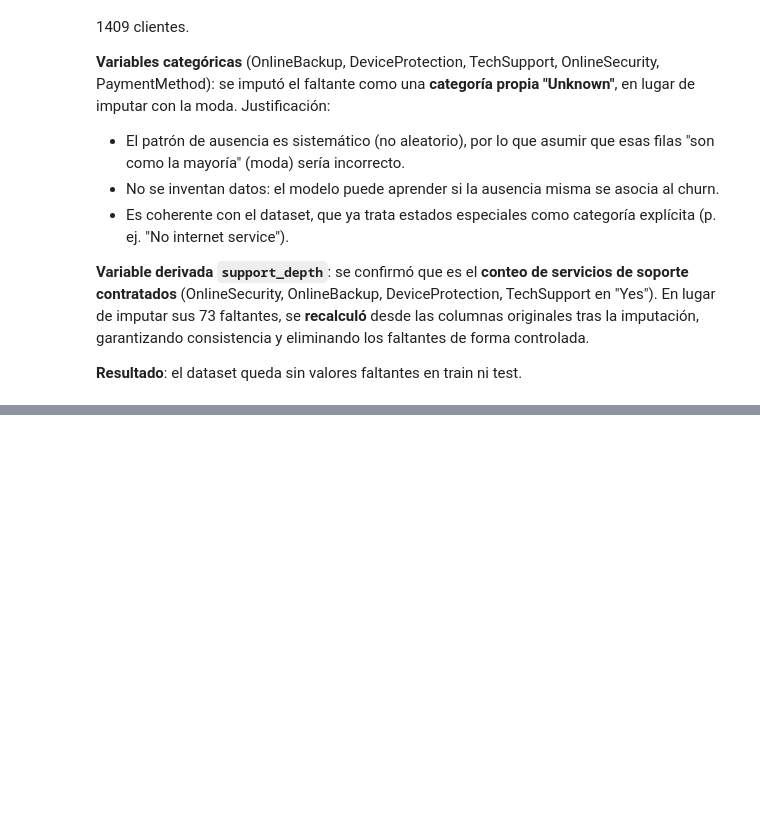
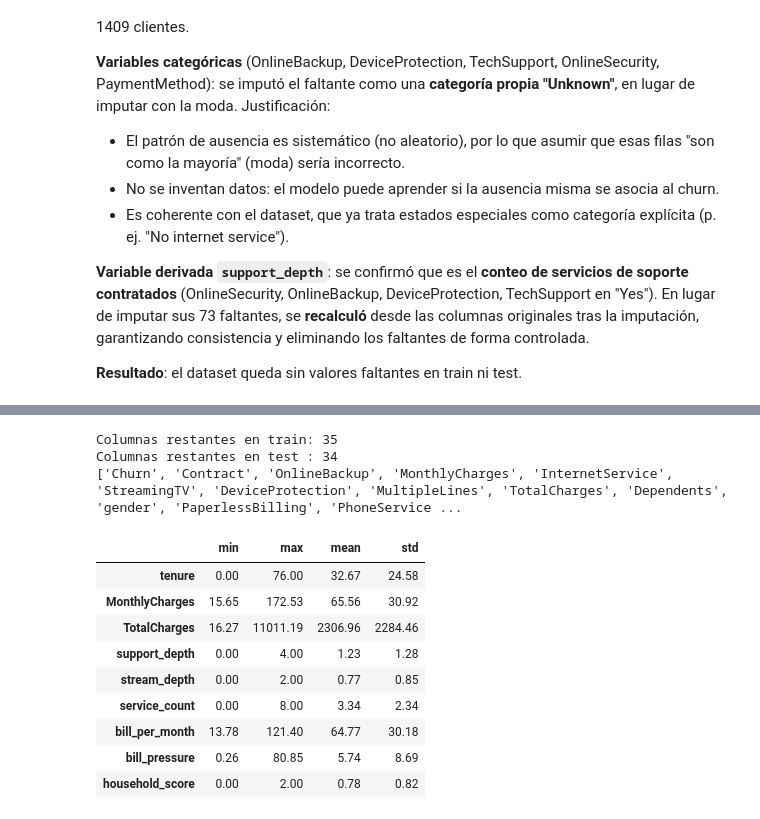
Before and after one commit to Benja726/ml, a Jupyter notebook: churn-obligatorio.ipynb, the cells around one changed output, grey strips where cells are left out. Saved outputs shown, nothing was run; the diff lists cells and outputs as text; code cells hidden in the pictures; blank space fills up the shorter version.

```diff
--- a/churn-obligatorio.ipynb
+++ b/churn-obligatorio.ipynb
@@ -311,0 +367,43 @@ la imputación, garantizando consistencia y eliminando los faltantes de forma co
+# %%
+# Columnas que no son atributos del cliente -> drop
+cols_a_descartar = [
+    'customerID',    # identificador único, no predictivo
+    'col_order_key', # ID de fila, 5634 valores únicos
+    'dup_sig',       # derivado de customerID + row_variant
+    'profile_code',  # concatenación de tenure_band + Contract + PaymentMethod
+    'row_variant',   # marca de procedencia (base/shadow), no atributo
+    'es_dup',        # columna auxiliar creada en el análisis, no predictiva
+]
+
+train = train.drop(columns=cols_a_descartar)
+test  = test.drop(columns=[c for c in cols_a_descartar if c in test.columns])
+
+print("Columnas restantes en train:", train.shape[1])
+print("Columnas restantes en test :", test.shape[1])
+print(list(train.columns))
+# %% [output]
+Columnas restantes en train: 35
+Columnas restantes en test : 34
+['Churn', 'Contract', 'OnlineBackup', 'MonthlyCharges', 'InternetService', 'StreamingTV', 'DeviceProtection', 'MultipleLines', 'TotalCharges', 'Dependents', 'gender', 'PaperlessBilling', 'PhoneService ...
+# %%
+# Columnas numéricas que requieren escalado para modelos sensibles a la escala
+# (regresión logística, MLP). Los modelos de árbol (DT, RF, Boosting) no lo necesitan.
+cols_numericas = [
+    'tenure', 'MonthlyCharges', 'TotalCharges',
+    'support_depth', 'stream_depth', 'service_count',
+    'bill_per_month', 'bill_pressure', 'household_score'
+]
+
+# Vista previa: rango de cada variable (justifica por qué escalar es relevante)
+train[cols_numericas].agg(['min', 'max', 'mean', 'std']).T.round(2)
+# %% [output]
+|  | min | max | mean | std |
+| tenure | 0.00 | 76.00 | 32.67 | 24.58 |
+| MonthlyCharges | 15.65 | 172.53 | 65.56 | 30.92 |
+| TotalCharges | 16.27 | 11011.19 | 2306.96 | 2284.46 |
+| support_depth | 0.00 | 4.00 | 1.23 | 1.28 |
+| stream_depth | 0.00 | 2.00 | 0.77 | 0.85 |
+| service_count | 0.00 | 8.00 | 3.34 | 2.34 |
+| bill_per_month | 13.78 | 121.40 | 64.77 | 30.18 |
+| bill_pressure | 0.26 | 80.85 | 5.74 | 8.69 |
+| household_score | 0.00 | 2.00 | 0.78 | 0.82 |
```
Also changed, not shown: parts of 15 cells of this notebook, 4 other files.
